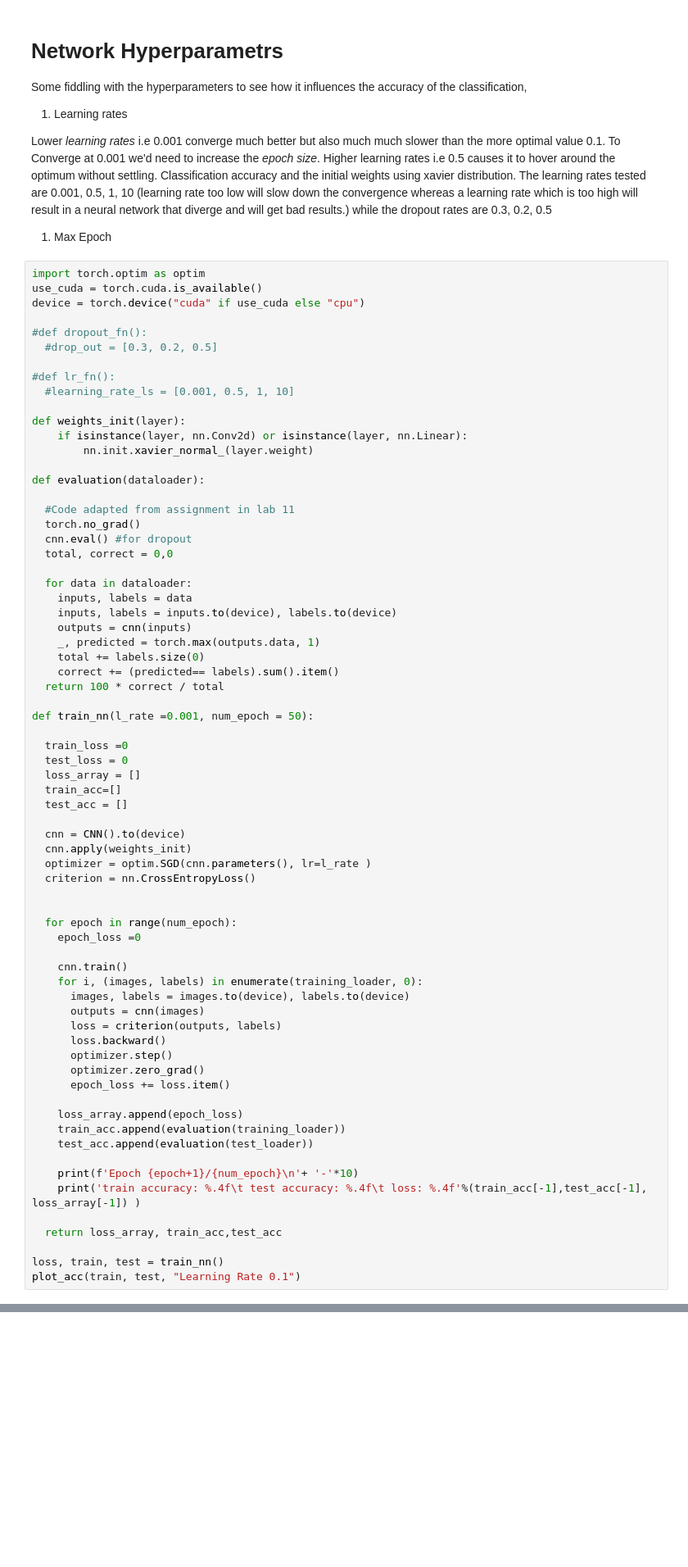
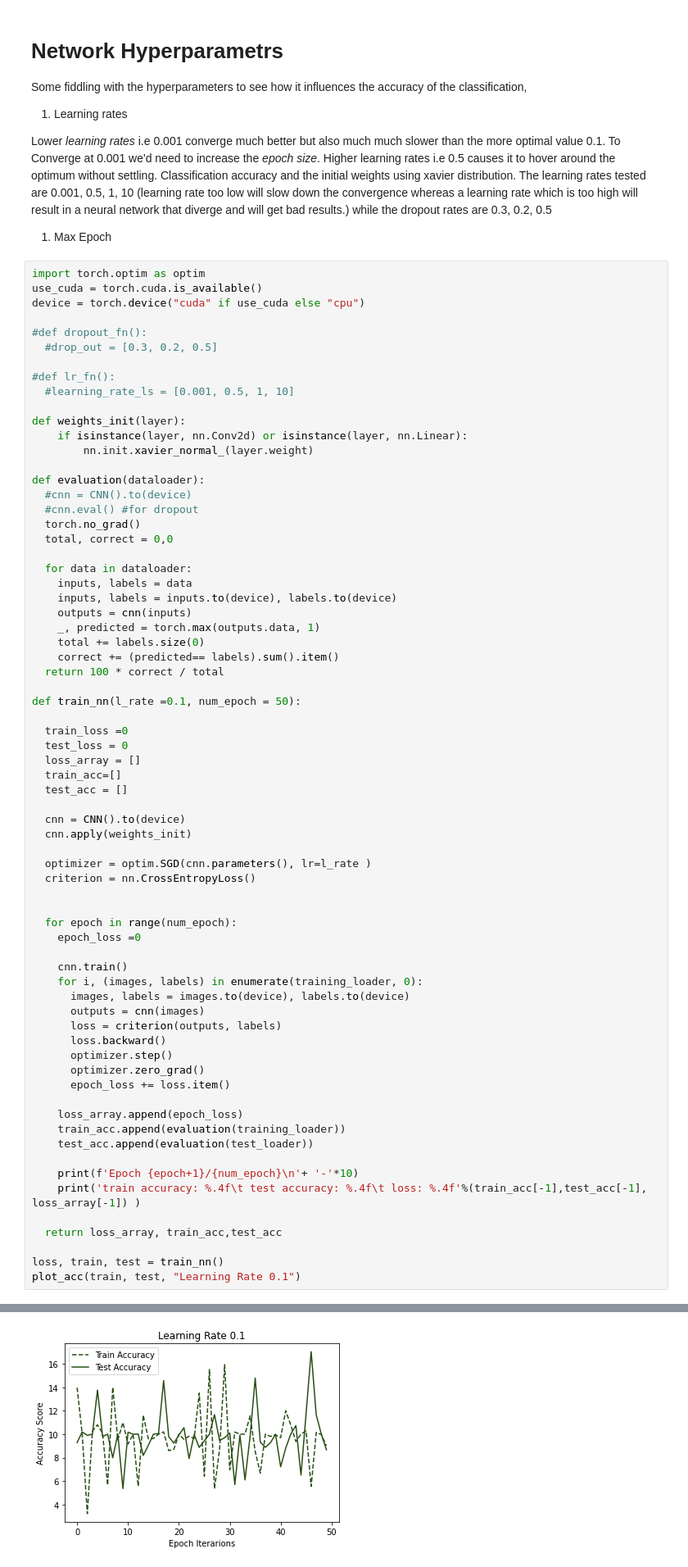
Before and after one commit to nusaalexa/CNN, a Jupyter notebook: CNN.ipynb, the cells around one changed output, grey strips where cells are left out. Shown at 82% size. Cells and saved outputs as stored; diff of their text form; blank space fills up the shorter version.

```diff
--- a/CNN.ipynb
+++ b/CNN.ipynb
@@ -71,10 +72,9 @@ def weights_init(layer):
         nn.init.xavier_normal_(layer.weight)
 
 def evaluation(dataloader):
-
-  #Code adapted from assignment in lab 11
+  #cnn = CNN().to(device)
+  #cnn.eval() #for dropout
   torch.no_grad()
-  cnn.eval() #for dropout
   total, correct = 0,0
 
   for data in dataloader:
@@ -86,7 +86,7 @@ def evaluation(dataloader):
     correct += (predicted== labels).sum().item()
   return 100 * correct / total
 
-def train_nn(l_rate =0.001, num_epoch = 50):
+def train_nn(l_rate =0.1, num_epoch = 50):
 
   train_loss =0
   test_loss = 0
@@ -96,6 +96,7 @@ def train_nn(l_rate =0.001, num_epoch = 50):
 
   cnn = CNN().to(device)
   cnn.apply(weights_init)
+
   optimizer = optim.SGD(cnn.parameters(), lr=l_rate )
   criterion = nn.CrossEntropyLoss()
 
@@ -129,3 +146,4 @@ RuntimeError: ignored
+[figure, added]
 # %%
 import matplotlib.pyplot as plt
 
```
Also changed, not shown: parts of 1 cell of this notebook.
